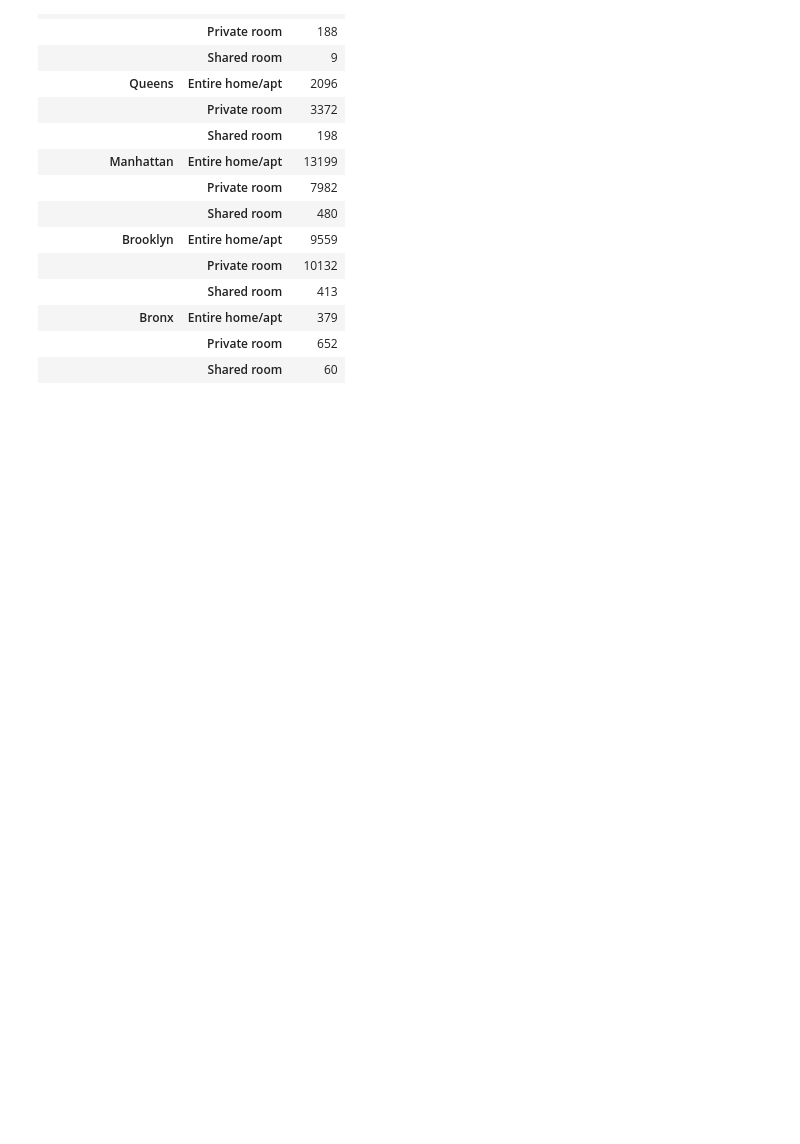
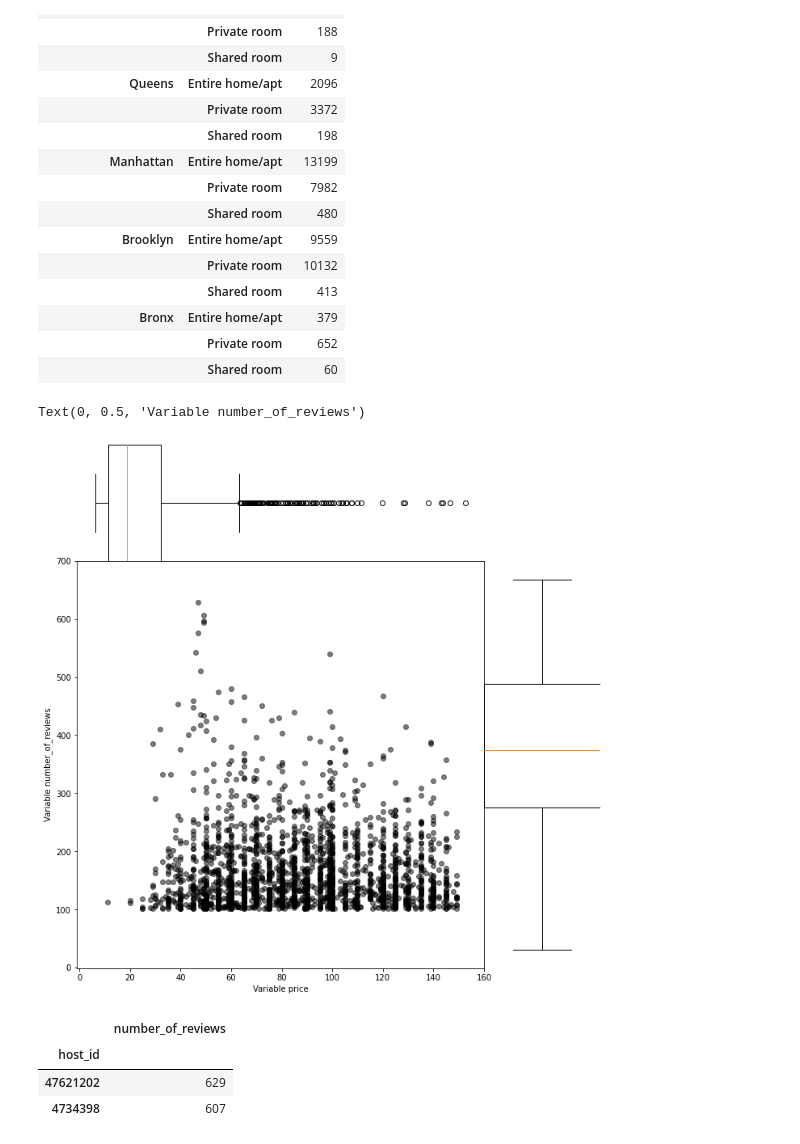
Before and after one commit to sgso-free/airbnb-project, a Jupyter notebook: src/explore.ipynb, the cells around one changed output. Drawn from its saved outputs; the diff is of its cells as text; code cells hidden in the pictures; blank space fills up the shorter version.

```diff
--- a/src/explore.ipynb
+++ b/src/explore.ipynb
@@ -435,3 +451,49 @@ df_type
 | Bronx | Entire home/apt | 379 |
 |  | Private room | 652 |
 |  | Shared room | 60 |
+# %%
+#clean
+df_plot = df[(df['number_of_reviews']>100) & (df['price']<150.0)]
+
+plt.rcParams["figure.figsize"] = (10,10)
+
+left = 0.1
+bottom = 0.1
+top = 0.8
+right = 0.8
+main_ax = plt.axes([left,bottom,right-left,top-bottom])
+# create axes to the top and right of the main axes and hide them
+top_ax = plt.axes([left,top,right - left,1-top])
+plt.axis('off')
+right_ax = plt.axes([right,bottom,1-right,top-bottom])
+plt.axis('off')
+
+main_ax.plot(df_plot['price'],  df_plot['number_of_reviews'], 'ko', alpha=0.5)
+# Save the default tick positions, so we can reset them..
+
+tcksx = main_ax.get_xticks()
+tcksy = main_ax.get_yticks()
+
+right_ax.boxplot(df_plot['price'], positions=[0], notch=False, widths=1.)
+top_ax.boxplot(df_plot['number_of_reviews'], positions=[0], vert=False, notch=False, widths=1.)
+
+main_ax.set_yticks(tcksy) # pos = tcksy
+main_ax.set_xticks(tcksx) # pos = tcksx
+main_ax.set_yticklabels([int(j) for j in tcksy])
+main_ax.set_xticklabels([int(j) for j in tcksx])
+main_ax.set_ylim([min(tcksy-1),max(tcksy)])
+main_ax.set_xlim([min(tcksx-1),max(tcksx)])
+main_ax.set_xlabel('Variable price')
+main_ax.set_ylabel('Variable number_of_reviews')
+# %% [output]
+Text(0, 0.5, 'Variable number_of_reviews')
+[figure, added]
+# %%
+df_group_with0 = df[(df['number_of_reviews']>600) & (df['price']>50.0)]
+df_group_with0 = df_group_with0.groupby(['host_id'])[['number_of_reviews']].agg({'number_of_reviews':'sum'}).sort_values(by=['number_of_reviews'],ascending=False)
+df_group_with0
+# %% [output]
+|  | number_of_reviews |
+| host_id |  |
+| 47621202 | 629 |
+| 4734398 | 607 |
```
Also changed, not shown: parts of 11 cells of this notebook.
